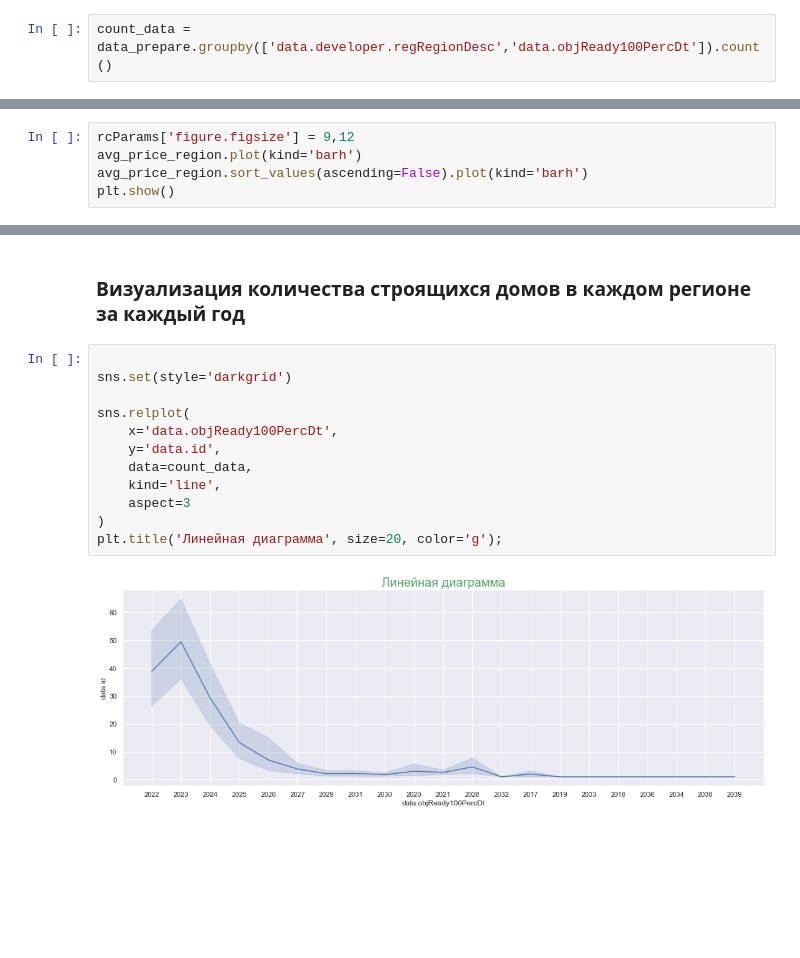
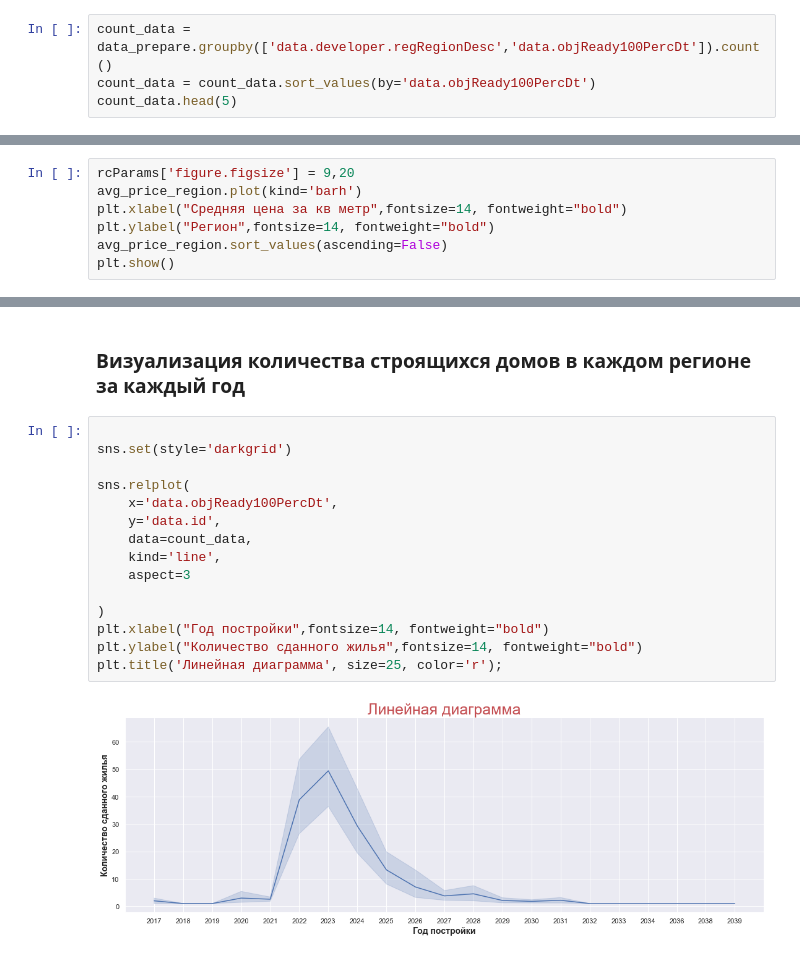
Before and after one commit to SunriseD232/DS_course, a Jupyter notebook: Task2_dmrf.ipynb, the cells around one changed output, grey strips where cells are left out. Drawn from its saved outputs; the diff is of its cells as text; blank space fills up the shorter version.

```diff
--- a/Task2_dmrf.ipynb
+++ b/Task2_dmrf.ipynb
@@ -136,3 +130,5 @@ for i in date_data:
     data_prepare = data_prepare.replace(i,i[:4:])
 # %%
 count_data = data_prepare.groupby(['data.developer.regRegionDesc','data.objReady100PercDt']).count()
+count_data = count_data.sort_values(by='data.objReady100PercDt')
+count_data.head(5)
@@ -158,8 +162,10 @@ Name: data.id, Length: 423, dtype: int64
 # %% [markdown]
 ### Визуализация средней цены за квадратный метр в каждом регионе
 # %%
-rcParams['figure.figsize'] = 9,12
+rcParams['figure.figsize'] = 9,20
 avg_price_region.plot(kind='barh')
-avg_price_region.sort_values(ascending=False).plot(kind='barh')
+plt.xlabel("Средняя цена за кв метр",fontsize=14, fontweight="bold")
+plt.ylabel("Регион",fontsize=14, fontweight="bold")
+avg_price_region.sort_values(ascending=False)
 plt.show()
 # %% [output]
@@ -169,14 +175,17 @@ plt.show()
 # %%
 
 sns.set(style='darkgrid')
 
 sns.relplot(
     x='data.objReady100PercDt',
     y='data.id',
     data=count_data,
     kind='line',
     aspect=3
+
 )
-plt.title('Линейная диаграмма', size=20, color='g');
+plt.xlabel("Год постройки",fontsize=14, fontweight="bold")
+plt.ylabel("Количество сданного жилья",fontsize=14, fontweight="bold")
+plt.title('Линейная диаграмма', size=25, color='r');
 # %% [output]
-[figure, old version]
+[figure, new version]
```
Also changed, not shown: parts of 6 cells of this notebook.
